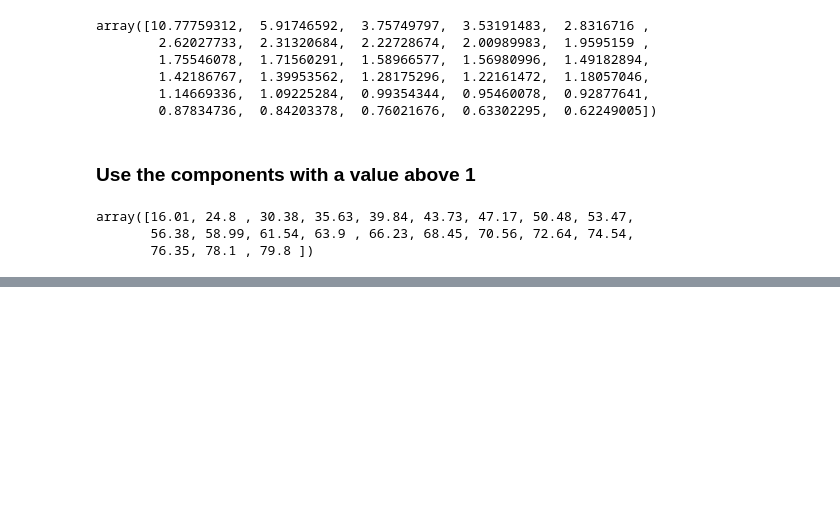
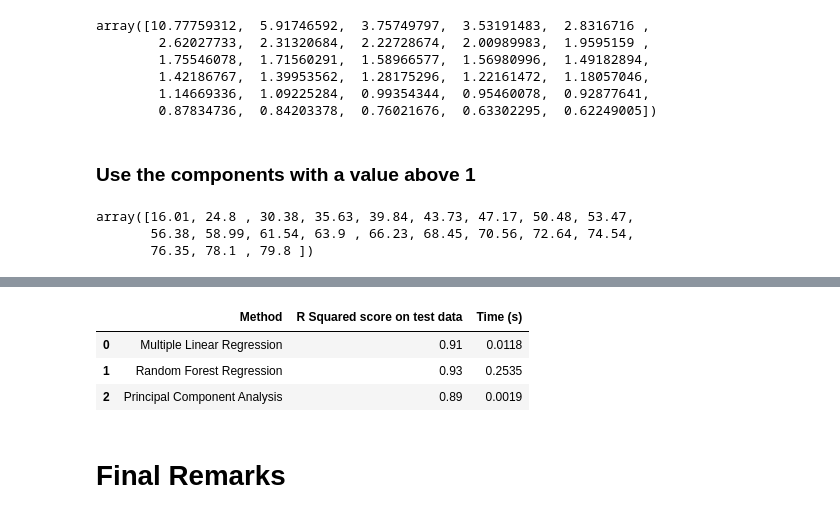
Before and after one commit to MatthewKava/Data, a Jupyter notebook: CarsFinal.ipynb, the cells around one changed output, grey strips where cells are left out. Cells and saved outputs as stored; diff of their text form; code cells hidden in the pictures; blank space fills up the shorter version.

```diff
--- a/CarsFinal.ipynb
+++ b/CarsFinal.ipynb
@@ -1120,0 +1130,3 @@ K-fold cross validation score accuracy:  0.905 +/- 0.038
+# %%
+#The following variables give the best accuracy
+X = dfm[['curbweight','enginesize','highwaympg','horsepower','carwidth','citympg','wheelbase']]
@@ -1170,7 +1209,8 @@ y_pred = pcr.predict(X_red_test)
 
 end3 = timer()
 # %%
-PC = round(np.sqrt(metrics.mean_squared_error(y_test, y_pred)),4)
+PC = round(metrics.r2_score(y_test, y_pred), 2)
 print('RMSE: ', np.round(np.sqrt(metrics.mean_squared_error(y_test, y_pred)),4))
+print("R-squared score =", round(metrics.r2_score(y_test, y_pred), 2))
 # %% [output]
 RMSE:  0.0669
@@ -1192,0 +1236,13 @@ Time for Principal Component Analysis:  0.0022 s
+# %%
+data = {'Method': ['Multiple Linear Regression','Random Forest Regression','Principal Component Analysis'],
+        'R Squared score on test data': [MLR, RFR, PC],
+        'Time (s)': [np.round(end1 - start1, 4), np.round(end2 - start2, 4), np.round(end3 - start3, 4)]}
+df_final = pd.DataFrame(data=data)
+df_final
+# %% [output]
+|  | Method | R Squared score on test data | Time (s) |
+| 0 | Multiple Linear Regression | 0.91 | 0.0118 |
+| 1 | Random Forest Regression | 0.93 | 0.2535 |
+| 2 | Principal Component Analysis | 0.89 | 0.0019 |
+# %% [markdown]
+# Final Remarks
```
Also changed, not shown: parts of 37 cells of this notebook.
